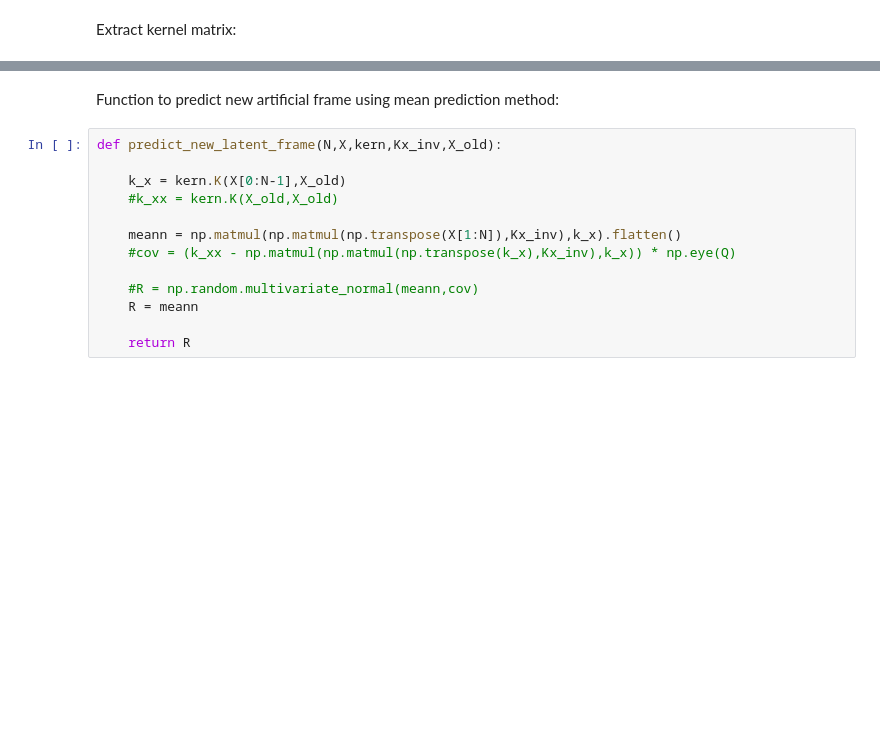
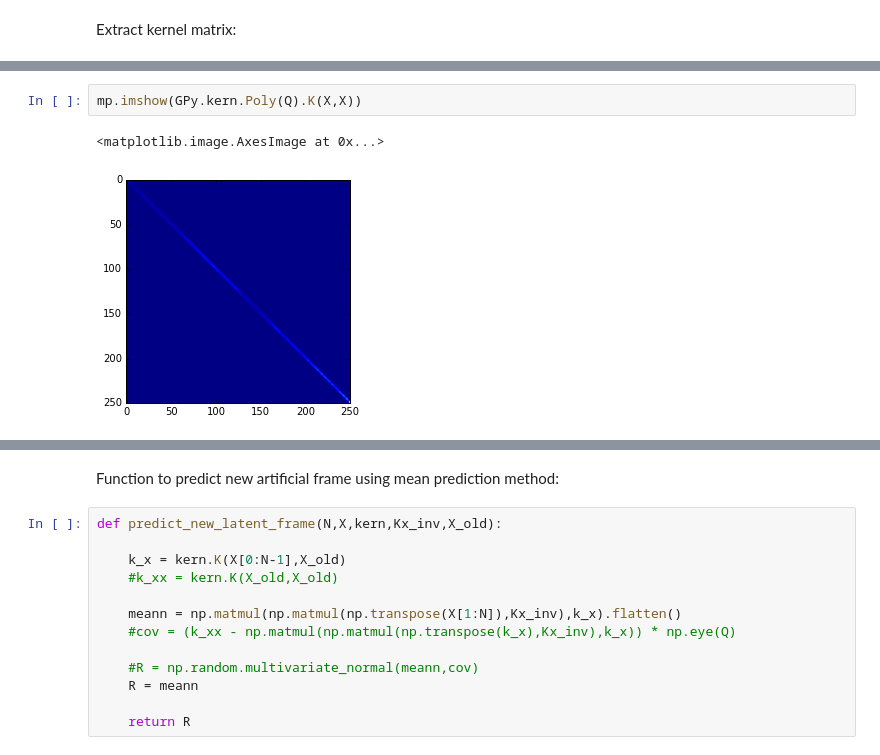
Before and after one commit to koptelovmax/gaussianprocess, a Jupyter notebook: Python/GPLVM.ipynb, the cells around one changed output, grey strips where cells are left out. Saved outputs shown, nothing was run; the diff lists cells and outputs as text; blank space fills up the shorter version.

```diff
--- a/Python/GPLVM.ipynb
+++ b/Python/GPLVM.ipynb
@@ -139,0 +154,5 @@ print(Kx)
+# %%
+mp.imshow(GPy.kern.Poly(Q).K(X,X))
+# %% [output]
+<matplotlib.image.AxesImage at 0x...>
+[figure, added]
```
Also changed, not shown: parts of 18 cells of this notebook, 6 other files.
